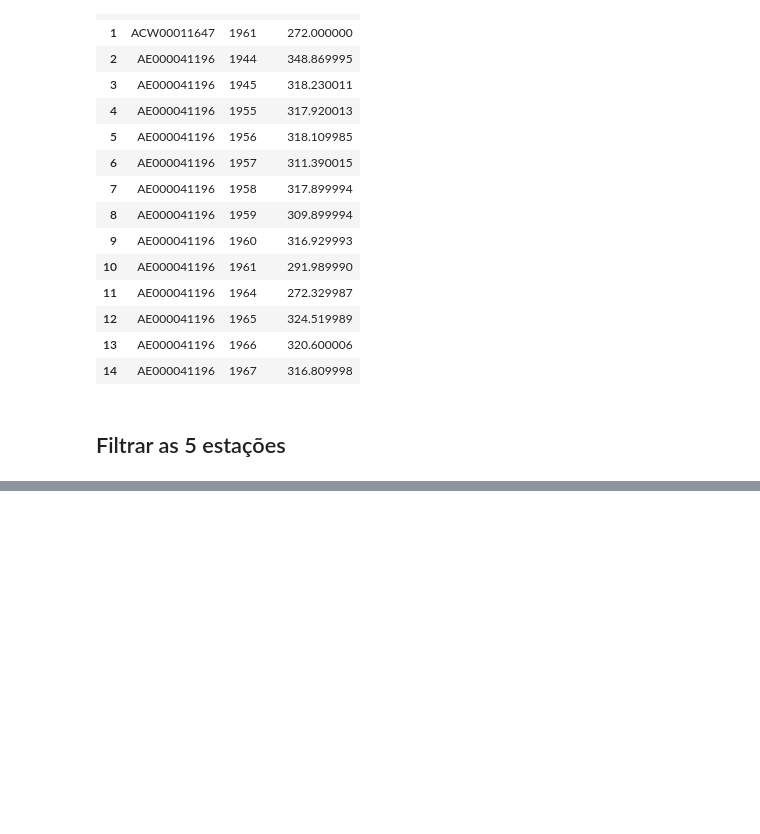
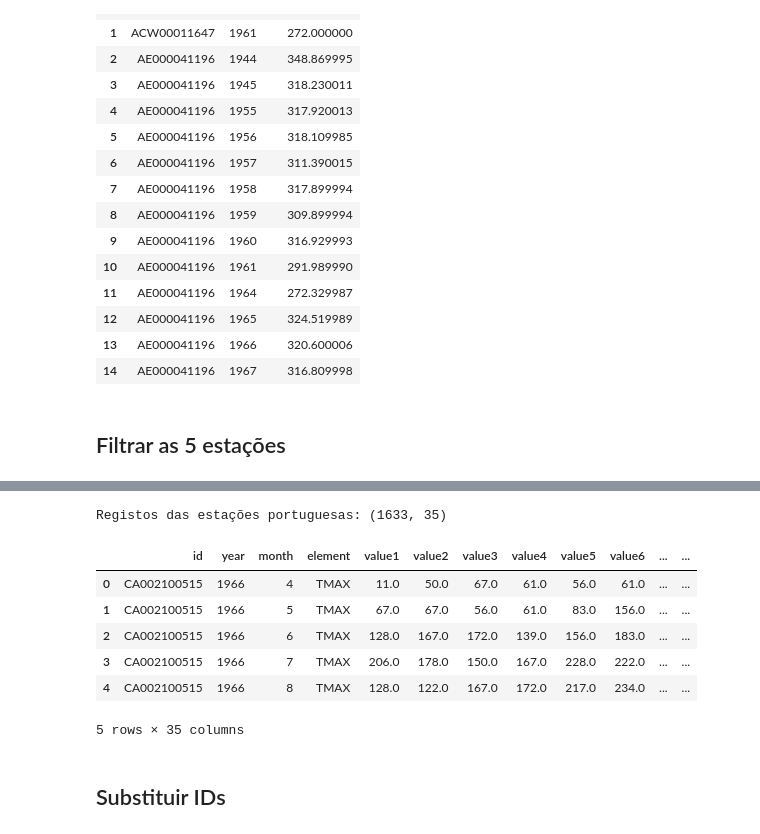
Before and after one commit to Tiago-Riscado/Cinecia_Dados_PROJ2, a Jupyter notebook: src/notebook.ipynb, the cells around one changed output, grey strips where cells are left out. Cells and saved outputs as stored; diff of their text form; code cells hidden in the pictures; blank space fills up the shorter version.

```diff
--- a/src/notebook.ipynb
+++ b/src/notebook.ipynb
@@ -207,0 +215,31 @@ FileNotFoundError: [Errno 2] No such file or directory: 'C:\\Users\\Utilizador\\
+# %%
+# Ler o dataset completo filtrando apenas essas 5 estações
+pt_chunks = []
+
+reader3 = pd.read_csv(
+    DATA_PATH,
+    usecols=USE_COLS,
+    dtype=DTYPES,
+    na_values=[-9999],
+    chunksize=CHUNK_SIZE
+)
+
+for ck in reader3:
+    filtered = ck[ck['id'].isin(PT_IDS)]
+    if not filtered.empty:
+        pt_chunks.append(filtered)
+
+df_pt = pd.concat(pt_chunks, ignore_index=True)
+print(f"Registos das estações portuguesas: {df_pt.shape}")
+df_pt.head()
+# %% [output]
+Registos das estações portuguesas: (1633, 35)
+|  | id | year | month | element | value1 | value2 | value3 | value4 | value5 | value6 | ... | ... |
+| 0 | CA002100515 | 1966 | 4 | TMAX | 11.0 | 50.0 | 67.0 | 61.0 | 56.0 | 61.0 | ... | ... |
+| 1 | CA002100515 | 1966 | 5 | TMAX | 67.0 | 67.0 | 56.0 | 61.0 | 83.0 | 156.0 | ... | ... |
+| 2 | CA002100515 | 1966 | 6 | TMAX | 128.0 | 167.0 | 172.0 | 139.0 | 156.0 | 183.0 | ... | ... |
+| 3 | CA002100515 | 1966 | 7 | TMAX | 206.0 | 178.0 | 150.0 | 167.0 | 228.0 | 222.0 | ... | ... |
+| 4 | CA002100515 | 1966 | 8 | TMAX | 128.0 | 122.0 | 167.0 | 172.0 | 217.0 | 234.0 | ... | ... |
+5 rows × 35 columns
+# %% [markdown]
+## Substituir IDs
```
Also changed, not shown: parts of 4 cells of this notebook.
